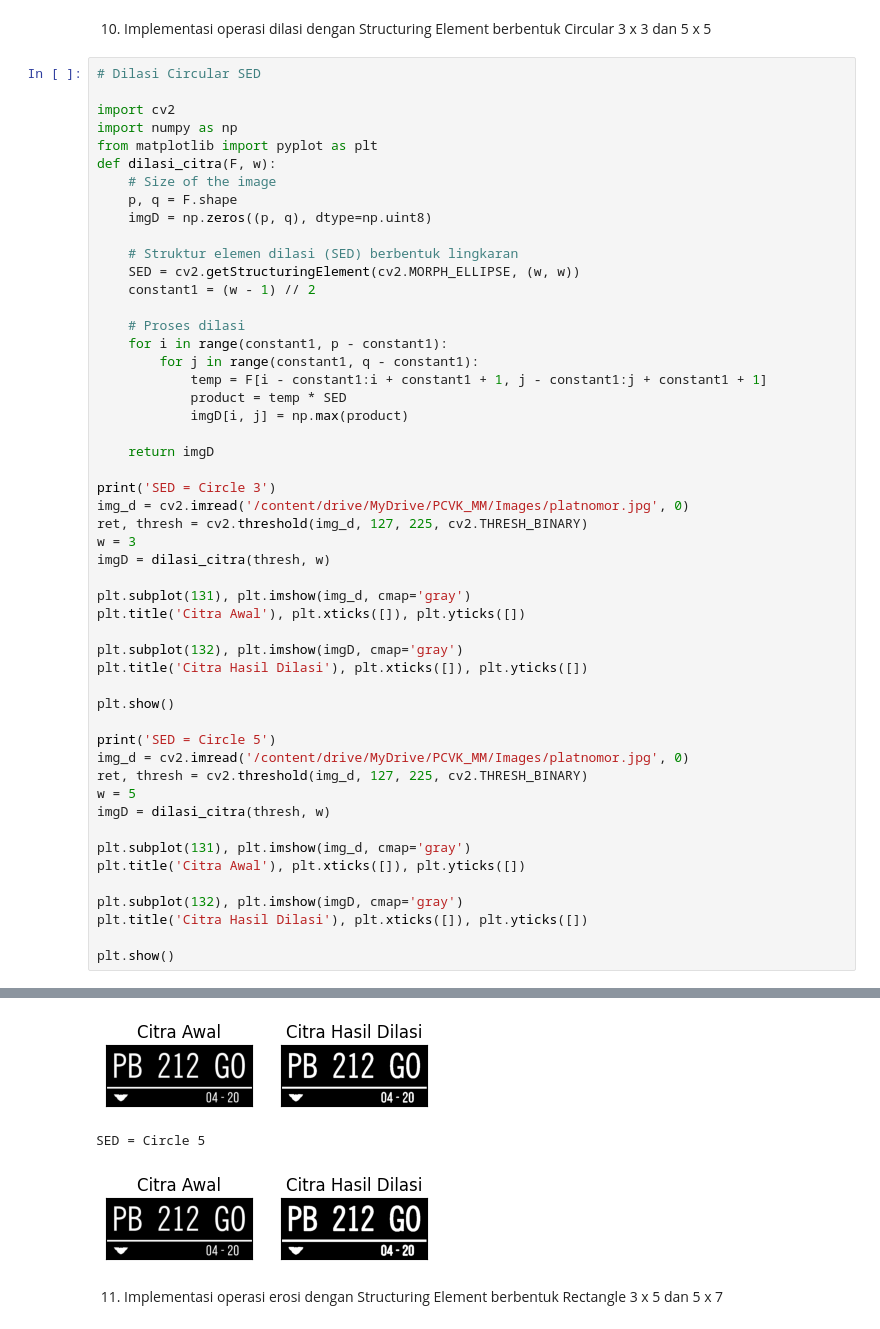
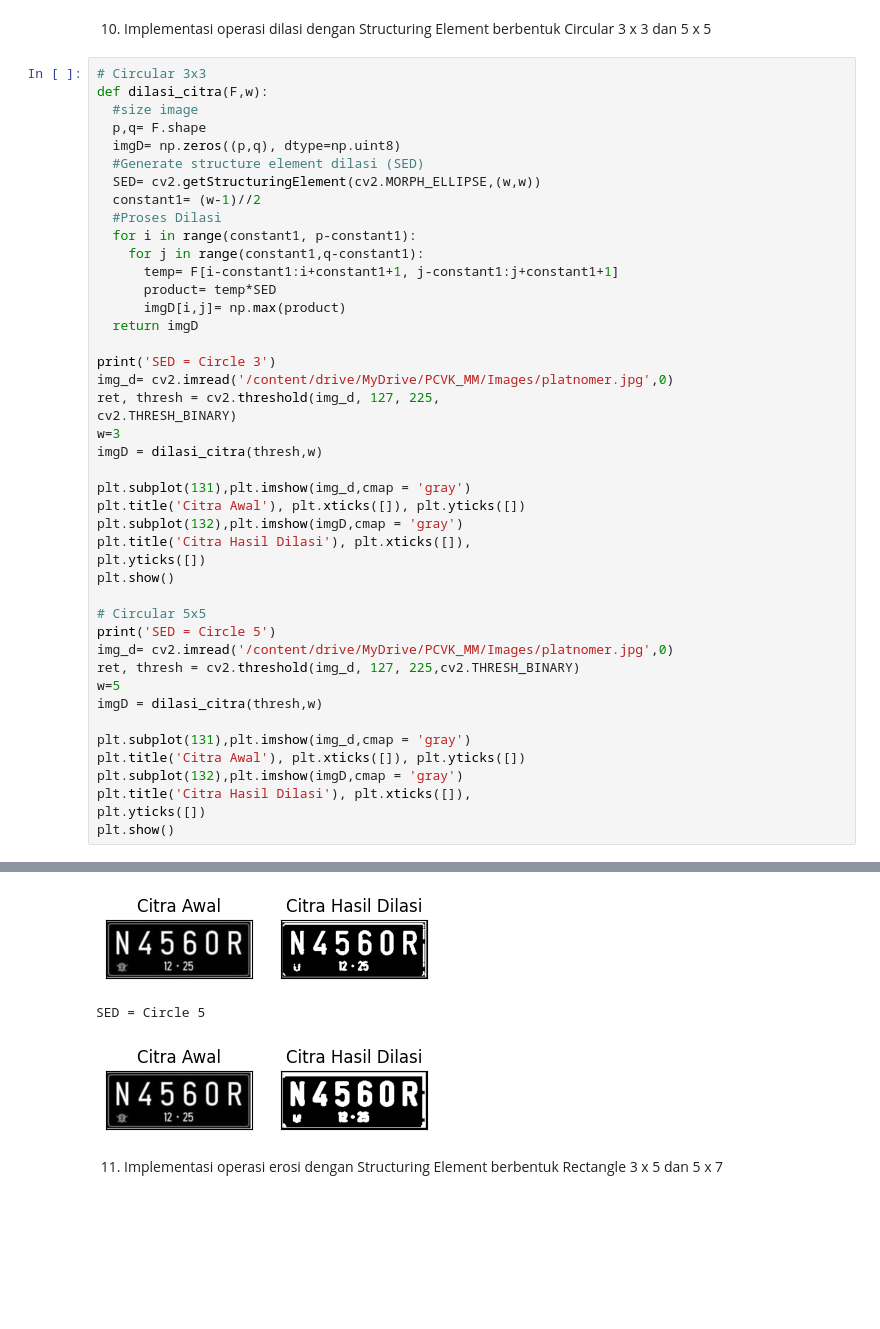
Before and after one commit to YayunEldina/PCVK_Ganjil_2024, a Jupyter notebook: Week9.ipynb, the cells around one changed output, grey strips where cells are left out. Cells and saved outputs as stored; diff of their text form; blank space fills up the shorter version.

```diff
--- a/Week9.ipynb
+++ b/Week9.ipynb
@@ -292,61 +282,54 @@ SED = Cross 3
 # %% [markdown]
 10. Implementasi operasi dilasi dengan Structuring Element berbentuk Circular 3 x 3 dan 5 x 5
 # %%
-# Dilasi Circular SED
-
-import cv2
-import numpy as np
-from matplotlib import pyplot as plt
-def dilasi_citra(F, w):
-    # Size of the image
-    p, q = F.shape
-    imgD = np.zeros((p, q), dtype=np.uint8)
-
-    # Struktur elemen dilasi (SED) berbentuk lingkaran
-    SED = cv2.getStructuringElement(cv2.MORPH_ELLIPSE, (w, w))
-    constant1 = (w - 1) // 2
-
-    # Proses dilasi
-    for i in range(constant1, p - constant1):
-        for j in range(constant1, q - constant1):
-            temp = F[i - constant1:i + constant1 + 1, j - constant1:j + constant1 + 1]
-            product = temp * SED
-            imgD[i, j] = np.max(product)
-
-    return imgD
+# Circular 3x3
+def dilasi_citra(F,w):
+  #size image
+  p,q= F.shape
+  imgD= np.zeros((p,q), dtype=np.uint8)
+  #Generate structure element dilasi (SED)
+  SED= cv2.getStructuringElement(cv2.MORPH_ELLIPSE,(w,w))
+  constant1= (w-1)//2
+  #Proses Dilasi
+  for i in range(constant1, p-constant1):
+    for j in range(constant1,q-constant1):
+      temp= F[i-constant1:i+constant1+1, j-constant1:j+constant1+1]
+      product= temp*SED
+      imgD[i,j]= np.max(product)
+  return imgD
 
 print('SED = Circle 3')
-img_d = cv2.imread('/content/drive/MyDrive/PCVK_MM/Images/platnomor.jpg', 0)
-ret, thresh = cv2.threshold(img_d, 127, 225, cv2.THRESH_BINARY)
-w = 3
-imgD = dilasi_citra(thresh, w)
+img_d= cv2.imread('/content/drive/MyDrive/PCVK_MM/Images/platnomer.jpg',0)
+ret, thresh = cv2.threshold(img_d, 127, 225,
+cv2.THRESH_BINARY)
+w=3
+imgD = dilasi_citra(thresh,w)
 
-plt.subplot(131), plt.imshow(img_d, cmap='gray')
+plt.subplot(131),plt.imshow(img_d,cmap = 'gray')
 plt.title('Citra Awal'), plt.xticks([]), plt.yticks([])
-
-plt.subplot(132), plt.imshow(imgD, cmap='gray')
-plt.title('Citra Hasil Dilasi'), plt.xticks([]), plt.yticks([])
-
+plt.subplot(132),plt.imshow(imgD,cmap = 'gray')
+plt.title('Citra Hasil Dilasi'), plt.xticks([]),
+plt.yticks([])
 plt.show()
 
+# Circular 5x5
 print('SED = Circle 5')
-img_d = cv2.imread('/content/drive/MyDrive/PCVK_MM/Images/platnomor.jpg', 0)
-ret, thresh = cv2.threshold(img_d, 127, 225, cv2.THRESH_BINARY)
-w = 5
-imgD = dilasi_citra(thresh, w)
+img_d= cv2.imread('/content/drive/MyDrive/PCVK_MM/Images/platnomer.jpg',0)
+ret, thresh = cv2.threshold(img_d, 127, 225,cv2.THRESH_BINARY)
+w=5
+imgD = dilasi_citra(thresh,w)
 
-plt.subplot(131), plt.imshow(img_d, cmap='gray')
+plt.subplot(131),plt.imshow(img_d,cmap = 'gray')
 plt.title('Citra Awal'), plt.xticks([]), plt.yticks([])
-
-plt.subplot(132), plt.imshow(imgD, cmap='gray')
-plt.title('Citra Hasil Dilasi'), plt.xticks([]), plt.yticks([])
-
+plt.subplot(132),plt.imshow(imgD,cmap = 'gray')
+plt.title('Citra Hasil Dilasi'), plt.xticks([]),
+plt.yticks([])
 plt.show()
 # %% [output]
 SED = Circle 3
-[figure, old version]
+[figure, new version]
 SED = Circle 5
-[figure, old version]
+[figure, new version]
 # %% [markdown]
 11. Implementasi operasi erosi dengan Structuring Element berbentuk Rectangle 3 x 5 dan 5 x 7
 # %%
```
Also changed, not shown: parts of 23 cells of this notebook.
